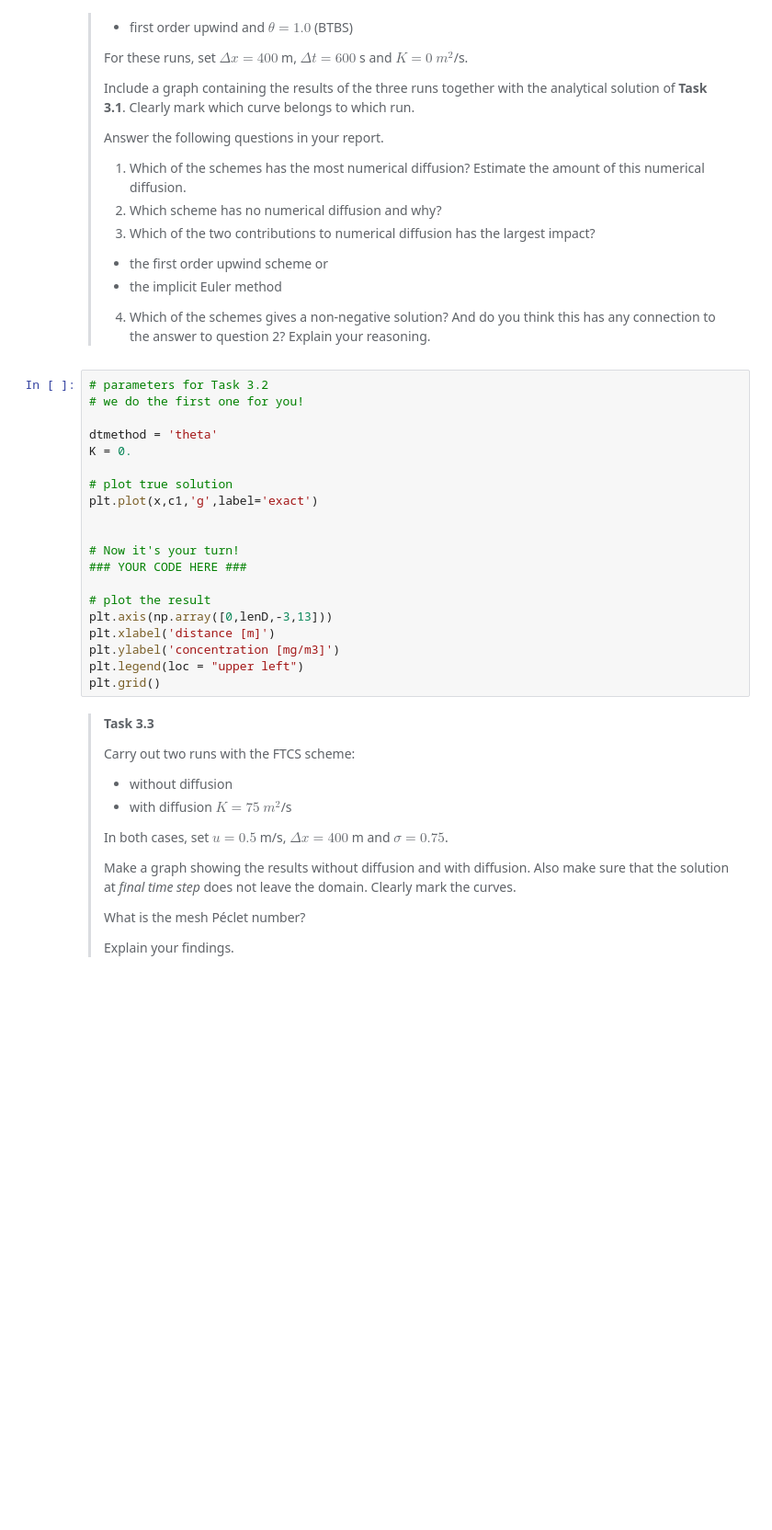
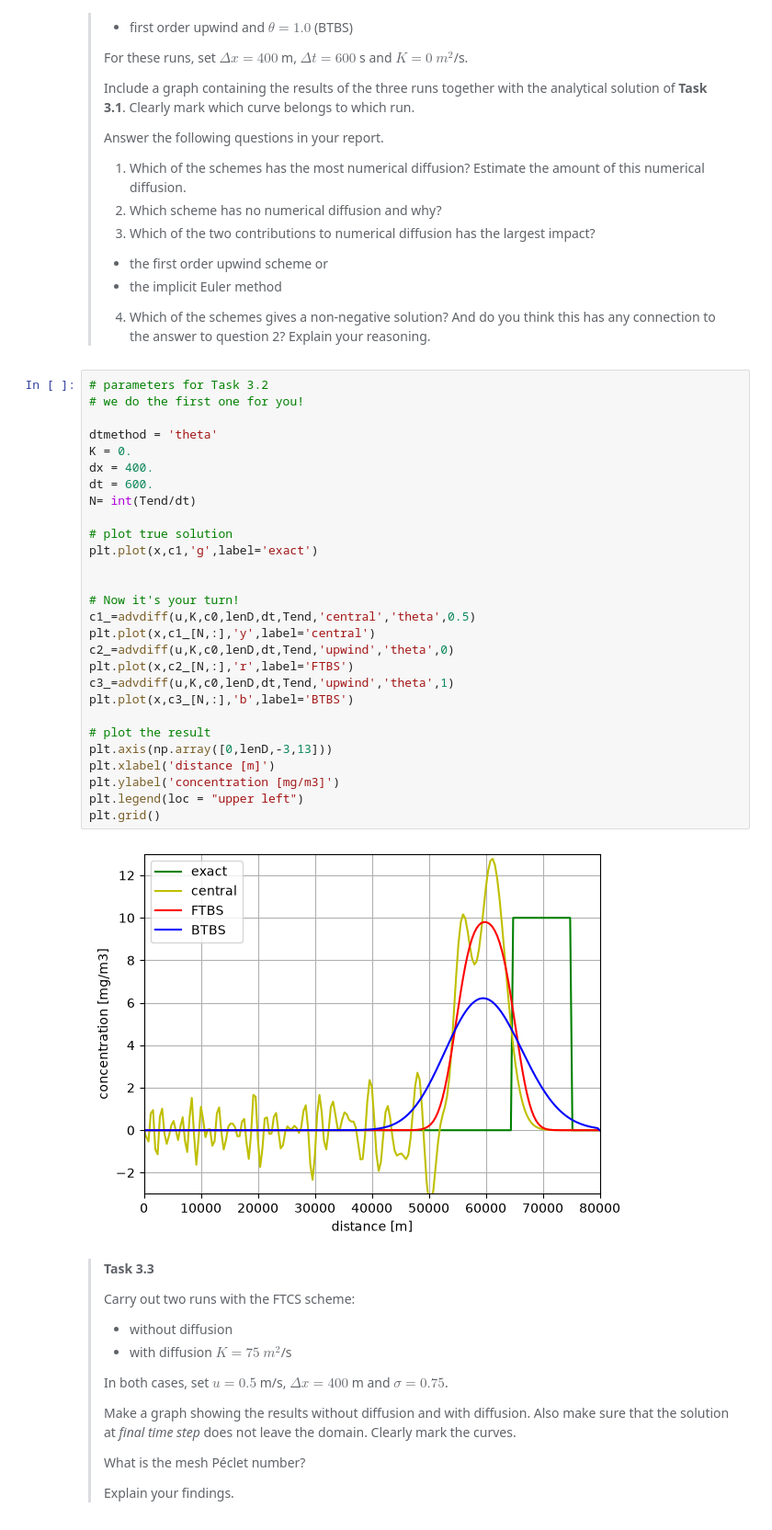
Before and after one commit to matpre333/GA_2.1, a Jupyter notebook: all_files_GA_2_1/grp09.ipynb, the cells around one changed output. Shown at 92% size. Drawn from its saved outputs; the diff is of its cells as text; blank space fills up the shorter version.

```diff
--- a/all_files_GA_2_1/grp09.ipynb
+++ b/all_files_GA_2_1/grp09.ipynb
@@ -324,23 +390,33 @@ plt.grid()
 # %%
 # parameters for Task 3.2
 # we do the first one for you!
 
 dtmethod = 'theta'
 K = 0.
+dx = 400.
+dt = 600.
+N= int(Tend/dt)
 
 # plot true solution
 plt.plot(x,c1,'g',label='exact')
 
 
 # Now it's your turn!
-### YOUR CODE HERE ###
+c1_=advdiff(u,K,c0,lenD,dt,Tend,'central','theta',0.5)
+plt.plot(x,c1_[N,:],'y',label='central')
+c2_=advdiff(u,K,c0,lenD,dt,Tend,'upwind','theta',0)
+plt.plot(x,c2_[N,:],'r',label='FTBS')
+c3_=advdiff(u,K,c0,lenD,dt,Tend,'upwind','theta',1)
+plt.plot(x,c3_[N,:],'b',label='BTBS')
 
 # plot the result
 plt.axis(np.array([0,lenD,-3,13]))
 plt.xlabel('distance [m]')
 plt.ylabel('concentration [mg/m3]')
 plt.legend(loc = "upper left")
 plt.grid()
+# %% [output]
+[figure, added]
 # %% [markdown]
 >**Task 3.3**
 >
```
Also changed, not shown: parts of 10 cells of this notebook.
